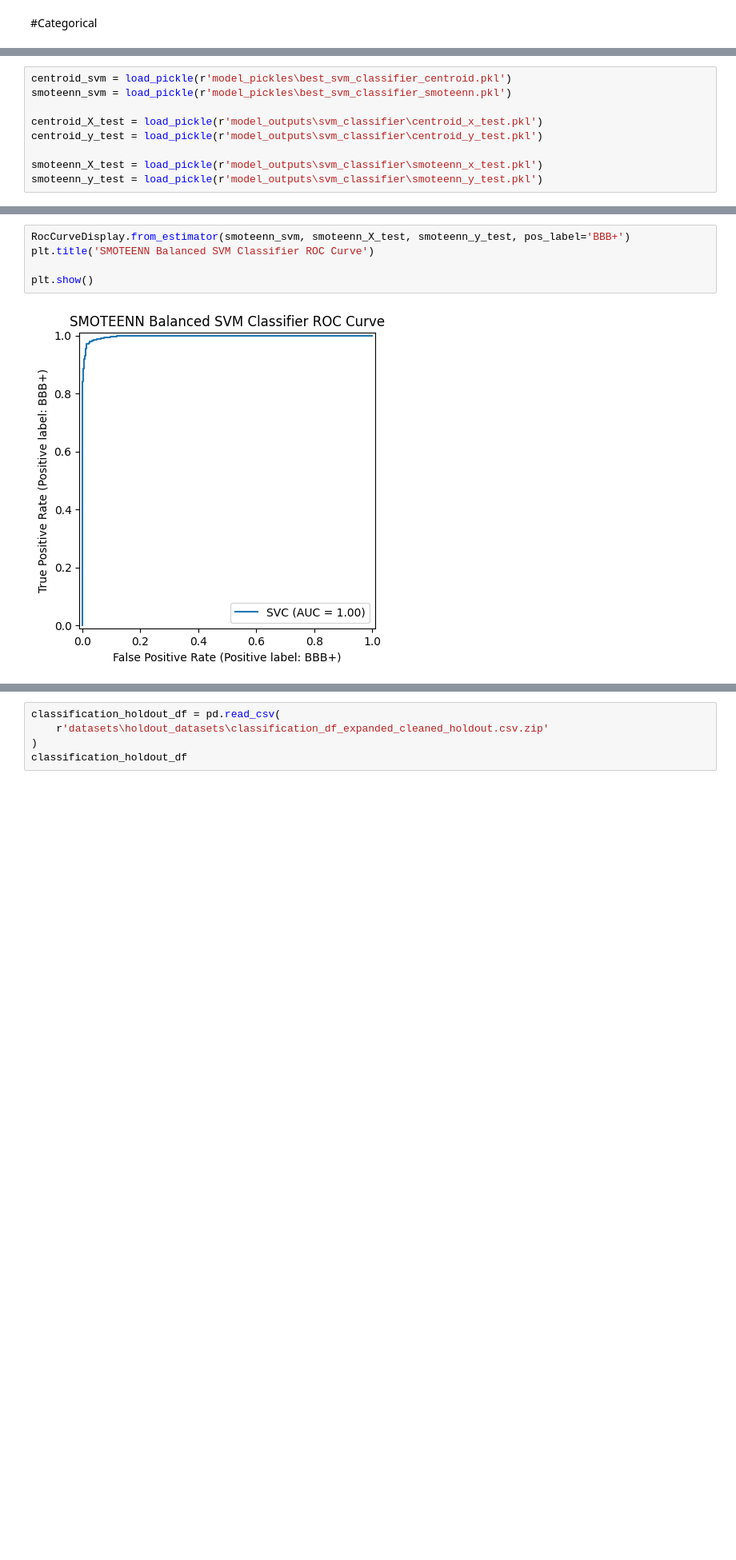
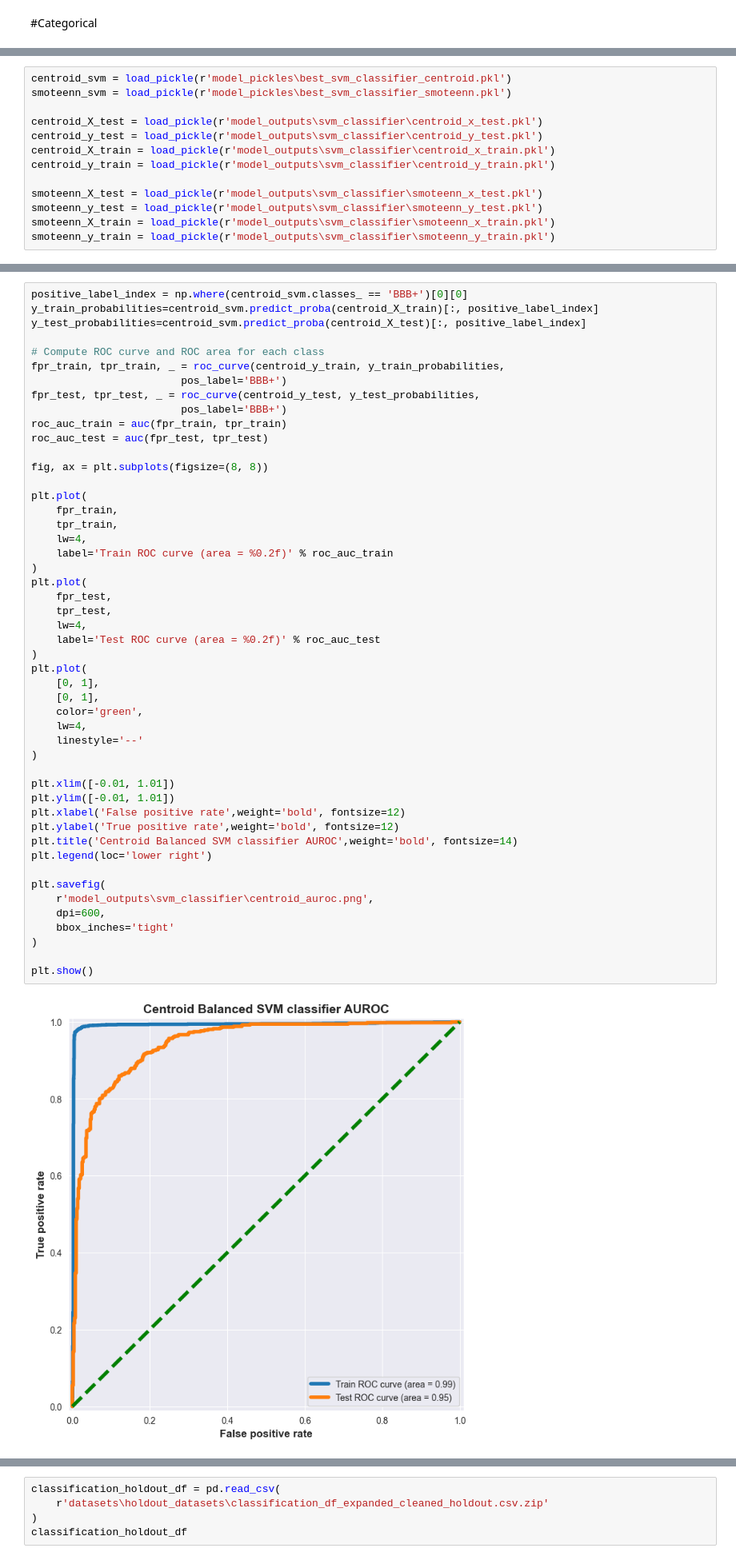
Before and after one commit to junqilu/BBBPrediction, a Jupyter notebook: baseline_models_evaluation.ipynb, the cells around one changed output, grey strips where cells are left out. Shown at 80% size. Saved outputs shown, nothing was run; the diff lists cells and outputs as text; blank space fills up the shorter version.

```diff
--- a/baseline_models_evaluation.ipynb
+++ b/baseline_models_evaluation.ipynb
@@ -54,7 +182,11 @@ smoteenn_svm = load_pickle(r'model_pickles\best_svm_classifier_smoteenn.pkl')
 
 centroid_X_test = load_pickle(r'model_outputs\svm_classifier\centroid_x_test.pkl')
 centroid_y_test = load_pickle(r'model_outputs\svm_classifier\centroid_y_test.pkl')
+centroid_X_train = load_pickle(r'model_outputs\svm_classifier\centroid_x_train.pkl')
+centroid_y_train = load_pickle(r'model_outputs\svm_classifier\centroid_y_train.pkl')
 
 smoteenn_X_test = load_pickle(r'model_outputs\svm_classifier\smoteenn_x_test.pkl')
 smoteenn_y_test = load_pickle(r'model_outputs\svm_classifier\smoteenn_y_test.pkl')
+smoteenn_X_train = load_pickle(r'model_outputs\svm_classifier\smoteenn_x_train.pkl')
+smoteenn_y_train = load_pickle(r'model_outputs\svm_classifier\smoteenn_y_train.pkl')
 # %% [markdown]
@@ -69,7 +286,51 @@ plt.show()
 # %%
-RocCurveDisplay.from_estimator(smoteenn_svm, smoteenn_X_test, smoteenn_y_test, pos_label='BBB+')
-plt.title('SMOTEENN Balanced SVM Classifier ROC Curve')
+positive_label_index = np.where(centroid_svm.classes_ == 'BBB+')[0][0]
+y_train_probabilities=centroid_svm.predict_proba(centroid_X_train)[:, positive_label_index]
+y_test_probabilities=centroid_svm.predict_proba(centroid_X_test)[:, positive_label_index]
+
+# Compute ROC curve and ROC area for each class
+fpr_train, tpr_train, _ = roc_curve(centroid_y_train, y_train_probabilities,
+                        pos_label='BBB+')
+fpr_test, tpr_test, _ = roc_curve(centroid_y_test, y_test_probabilities,
+                        pos_label='BBB+')
+roc_auc_train = auc(fpr_train, tpr_train)
+roc_auc_test = auc(fpr_test, tpr_test)
+
+fig, ax = plt.subplots(figsize=(8, 8))
+
+plt.plot(
+    fpr_train,
+    tpr_train,
+    lw=4,
+    label='Train ROC curve (area = %0.2f)' % roc_auc_train
+)
+plt.plot(
+    fpr_test,
+    tpr_test,
+    lw=4,
+    label='Test ROC curve (area = %0.2f)' % roc_auc_test
+)
+plt.plot(
+    [0, 1],
+    [0, 1],
+    color='green',
+    lw=4,
+    linestyle='--'
+)
+
+plt.xlim([-0.01, 1.01])
+plt.ylim([-0.01, 1.01])
+plt.xlabel('False positive rate',weight='bold', fontsize=12)
+plt.ylabel('True positive rate',weight='bold', fontsize=12)
+plt.title('Centroid Balanced SVM classifier AUROC',weight='bold', fontsize=14)
+plt.legend(loc='lower right')
+
+plt.savefig(
+    r'model_outputs\svm_classifier\centroid_auroc.png',
+    dpi=600,
+    bbox_inches='tight'
+)
 
 plt.show()
 # %% [output]
-[figure, old version]
+[figure, new version]
```
Also changed, not shown: parts of 21 cells of this notebook, 9 other files.
